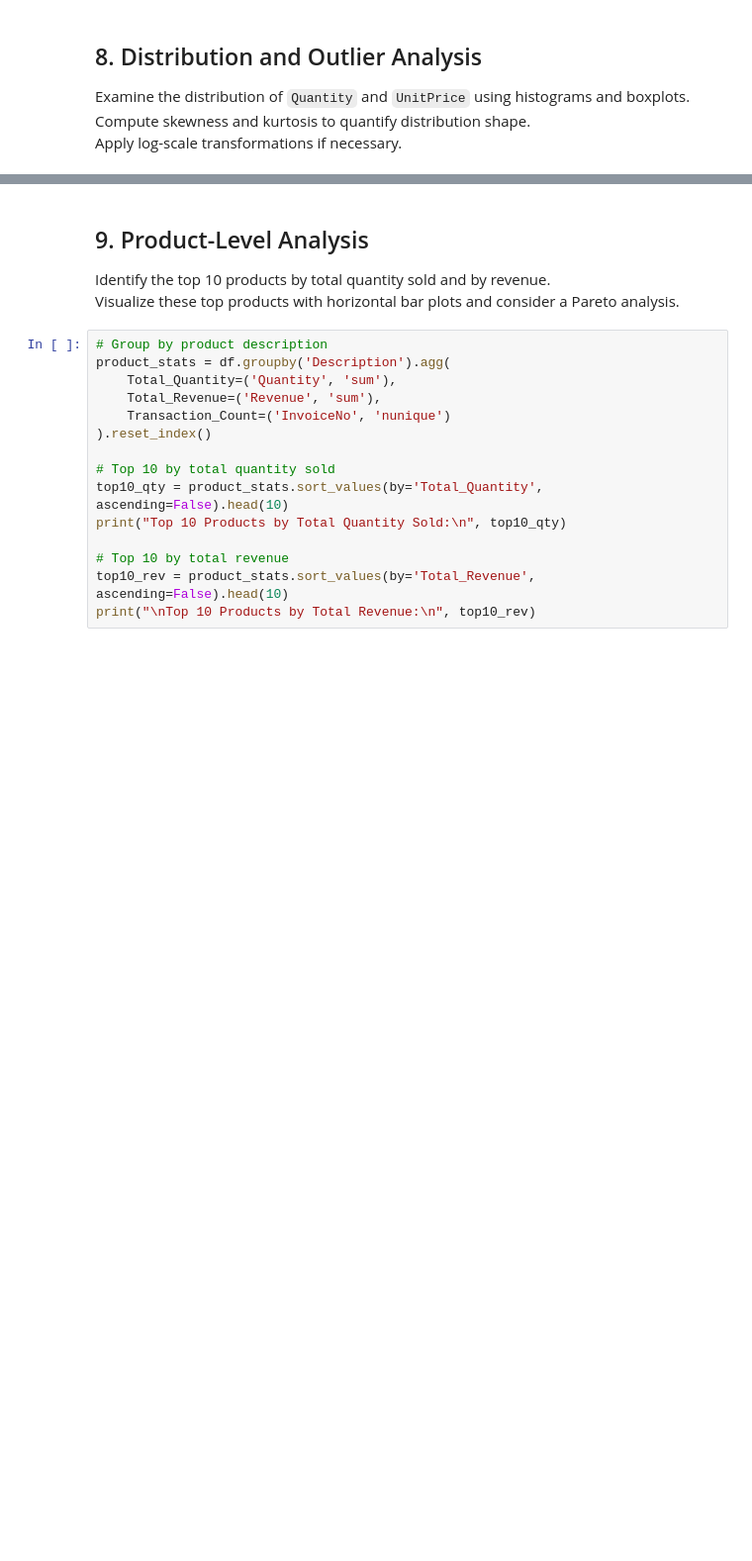
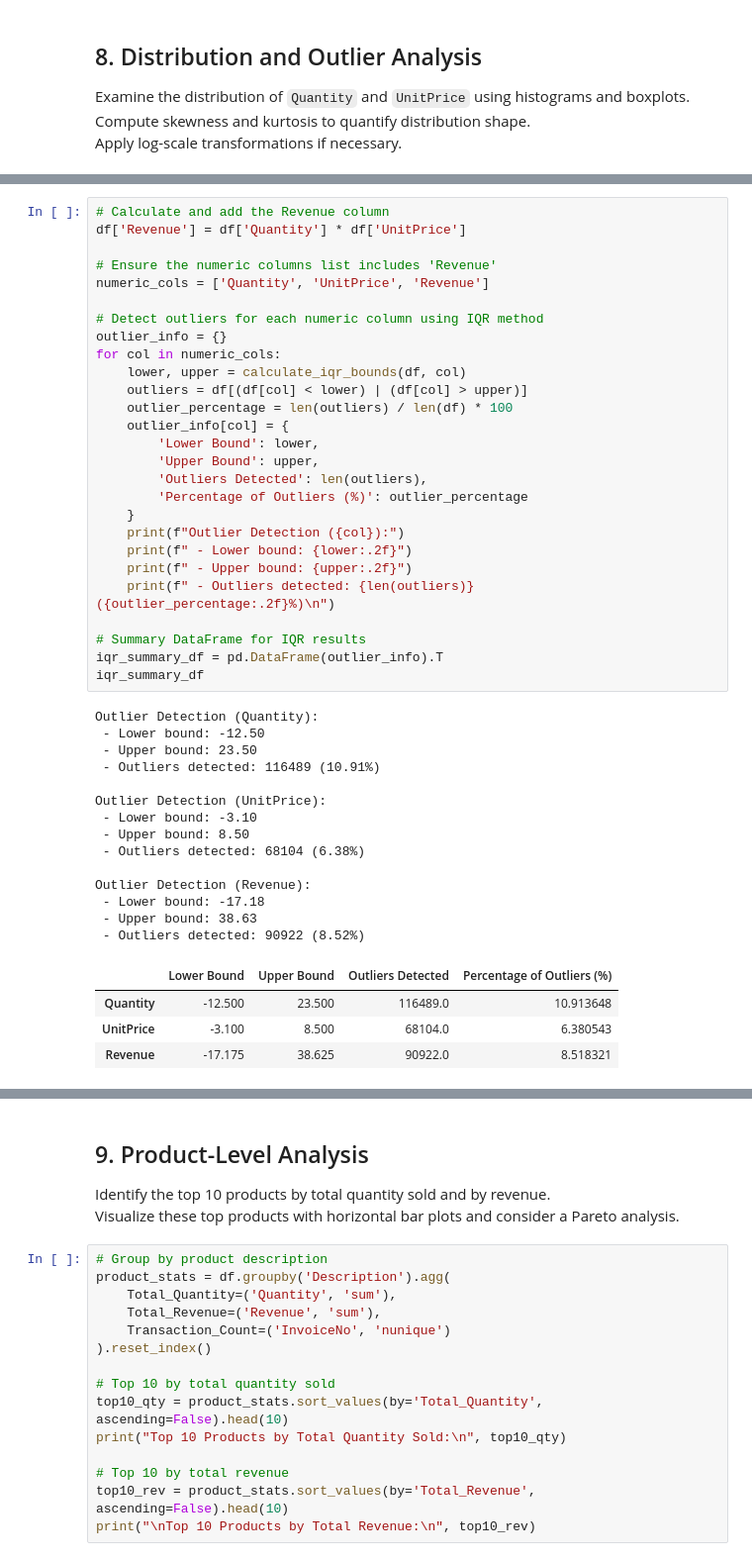
Before and after one commit to Aditya-gam/kpi-forecast-anomaly-platform, a Jupyter notebook: notebooks/01_data_exploration.ipynb, the cells around one changed output, grey strips where cells are left out. Shown at 99% size. Cells and saved outputs as stored; diff of their text form; blank space fills up the shorter version.

```diff
--- a/notebooks/01_data_exploration.ipynb
+++ b/notebooks/01_data_exploration.ipynb
@@ -615,0 +634,46 @@ print("\nKurtosis:\n", kurtosis)
+# %%
+# Calculate and add the Revenue column
+df['Revenue'] = df['Quantity'] * df['UnitPrice']
+
+# Ensure the numeric columns list includes 'Revenue'
+numeric_cols = ['Quantity', 'UnitPrice', 'Revenue']
+
+# Detect outliers for each numeric column using IQR method
+outlier_info = {}
+for col in numeric_cols:
+    lower, upper = calculate_iqr_bounds(df, col)
+    outliers = df[(df[col] < lower) | (df[col] > upper)]
+    outlier_percentage = len(outliers) / len(df) * 100
+    outlier_info[col] = {
+        'Lower Bound': lower,
+        'Upper Bound': upper,
+        'Outliers Detected': len(outliers),
+        'Percentage of Outliers (%)': outlier_percentage
+    }
+    print(f"Outlier Detection ({col}):")
+    print(f" - Lower bound: {lower:.2f}")
+    print(f" - Upper bound: {upper:.2f}")
+    print(f" - Outliers detected: {len(outliers)} ({outlier_percentage:.2f}%)\n")
+
+# Summary DataFrame for IQR results
+iqr_summary_df = pd.DataFrame(outlier_info).T
+iqr_summary_df
+# %% [output]
+Outlier Detection (Quantity):
+ - Lower bound: -12.50
+ - Upper bound: 23.50
+ - Outliers detected: 116489 (10.91%)
+
+Outlier Detection (UnitPrice):
+ - Lower bound: -3.10
+ - Upper bound: 8.50
+ - Outliers detected: 68104 (6.38%)
+
+Outlier Detection (Revenue):
+ - Lower bound: -17.18
+ - Upper bound: 38.63
+ - Outliers detected: 90922 (8.52%)
+|  | Lower Bound | Upper Bound | Outliers Detected | Percentage of Outliers (%) |
+| Quantity | -12.500 | 23.500 | 116489.0 | 10.913648 |
+| UnitPrice | -3.100 | 8.500 | 68104.0 | 6.380543 |
+| Revenue | -17.175 | 38.625 | 90922.0 | 8.518321 |
```
Also changed, not shown: parts of 18 cells of this notebook.
